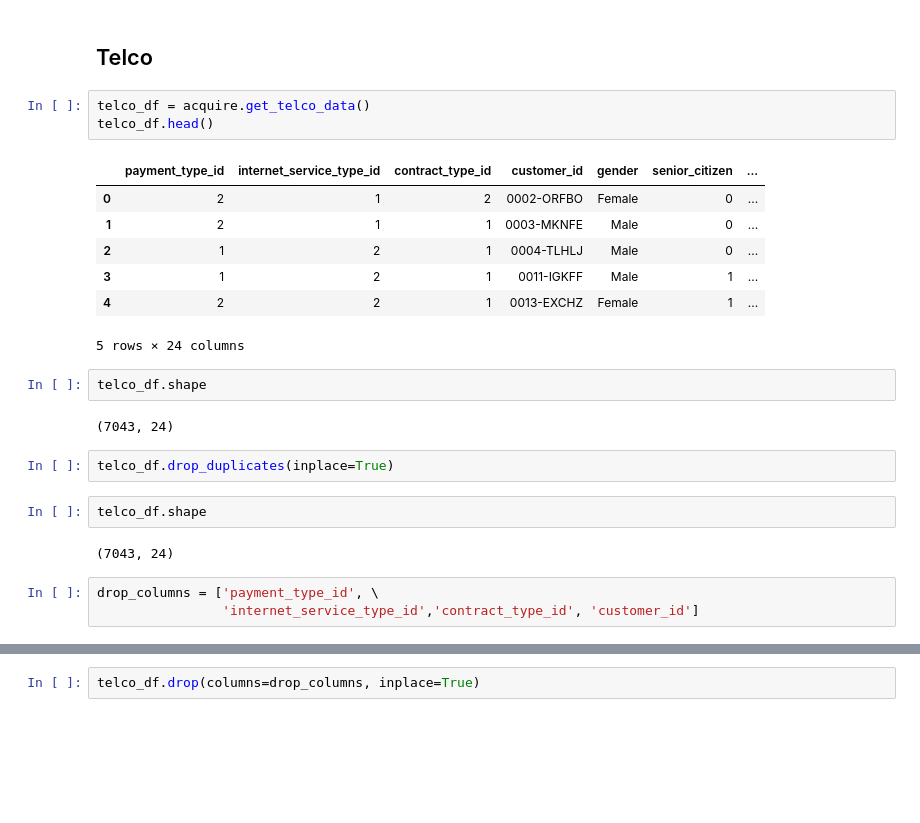
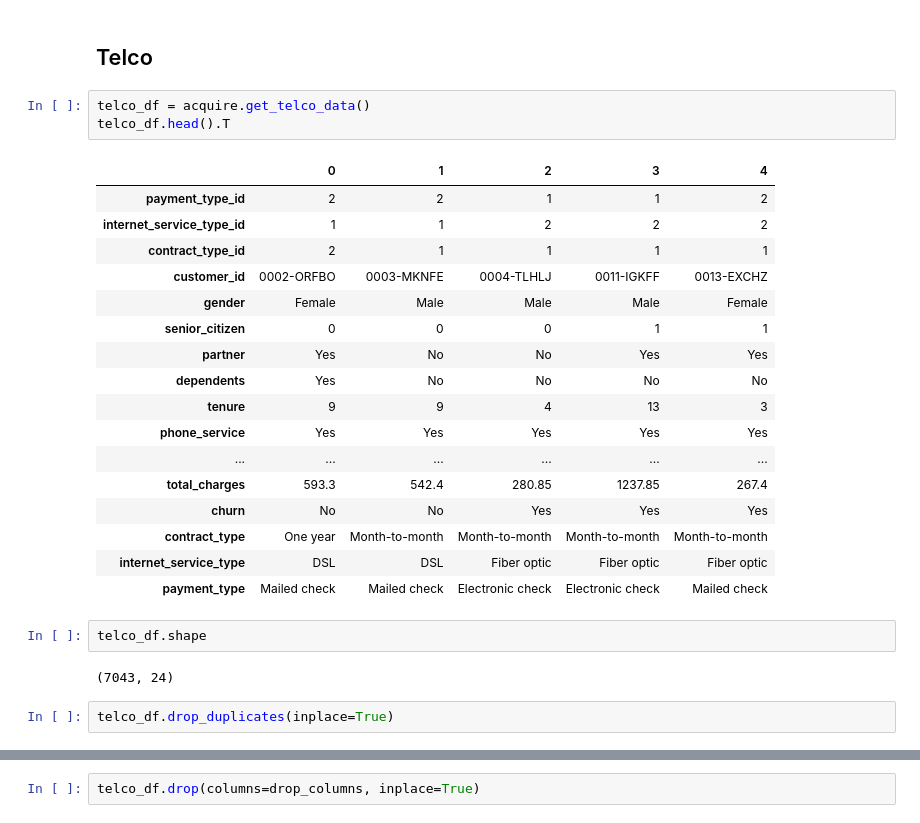
Before and after one commit to markydoug/classification-exercises, a Jupyter notebook: classification_exercises.ipynb, the cells around one changed output, grey strips where cells are left out. Cells and saved outputs as stored; diff of their text form; blank space fills up the shorter version.

```diff
--- a/classification_exercises.ipynb
+++ b/classification_exercises.ipynb
@@ -547,25 +546,28 @@ prep_titanic()
 ## Telco
 # %%
 telco_df = acquire.get_telco_data()
-telco_df.head()
+telco_df.head().T
 # %% [output]
-|  | payment_type_id | internet_service_type_id | contract_type_id | customer_id | gender | senior_citizen | ... |
-| 0 | 2 | 1 | 2 | 0002-ORFBO | Female | 0 | ... |
-| 1 | 2 | 1 | 1 | 0003-MKNFE | Male | 0 | ... |
-| 2 | 1 | 2 | 1 | 0004-TLHLJ | Male | 0 | ... |
-| 3 | 1 | 2 | 1 | 0011-IGKFF | Male | 1 | ... |
-| 4 | 2 | 2 | 1 | 0013-EXCHZ | Female | 1 | ... |
+|  | 0 | 1 | 2 | 3 | 4 |
+| payment_type_id | 2 | 2 | 1 | 1 | 2 |
+| internet_service_type_id | 1 | 1 | 2 | 2 | 2 |
+| contract_type_id | 2 | 1 | 1 | 1 | 1 |
+| customer_id | 0002-ORFBO | 0003-MKNFE | 0004-TLHLJ | 0011-IGKFF | 0013-EXCHZ |
+| gender | Female | Male | Male | Male | Female |
+| senior_citizen | 0 | 0 | 0 | 1 | 1 |
+| partner | Yes | No | No | Yes | Yes |
+| dependents | Yes | No | No | No | No |
+| tenure | 9 | 9 | 4 | 13 | 3 |
+| phone_service | Yes | Yes | Yes | Yes | Yes |
+| ... | ... | ... | ... | ... | ... |
+| total_charges | 593.3 | 542.4 | 280.85 | 1237.85 | 267.4 |
+| churn | No | No | Yes | Yes | Yes |
+| contract_type | One year | Month-to-month | Month-to-month | Month-to-month | Month-to-month |
+| internet_service_type | DSL | DSL | Fiber optic | Fiber optic | Fiber optic |
+| payment_type | Mailed check | Mailed check | Electronic check | Electronic check | Mailed check |
-5 rows × 24 columns
 # %%
 telco_df.shape
 # %% [output]
 (7043, 24)
-# %%
-telco_df.drop_duplicates(inplace=True)
-# %%
-telco_df.shape
-# %% [output]
-(7043, 24)
-# %%
-drop_columns = ['payment_type_id', \
-                'internet_service_type_id','contract_type_id', 'customer_id']
+# %%
+telco_df.drop_duplicates(inplace=True)
```
Also changed, not shown: parts of 103 cells of this notebook.
